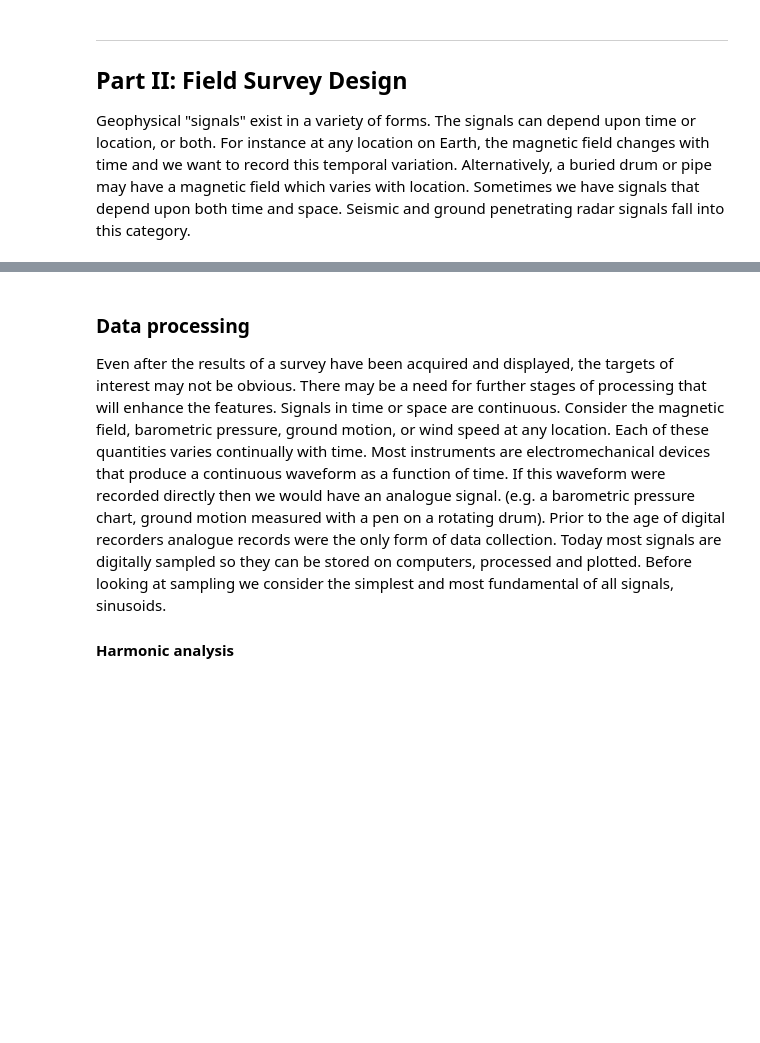
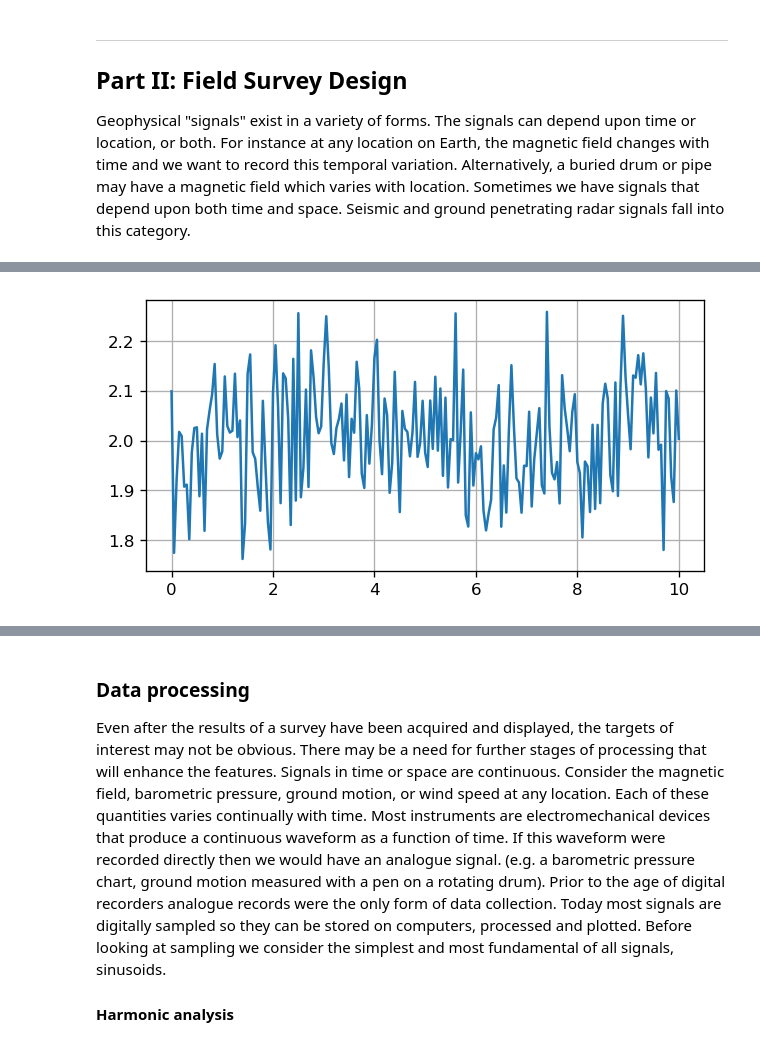
Before and after one commit to globalseismology/avni-courses.solid-earth-fundamentals, a Jupyter notebook: Field_Trip_2_Geophysics/Field_Geophysics.ipynb, the cells around one changed output, grey strips where cells are left out. Saved outputs shown, nothing was run; the diff lists cells and outputs as text; code cells hidden in the pictures; blank space fills up the shorter version.

```diff
--- a/Field_Trip_2_Geophysics/Field_Geophysics.ipynb
+++ b/Field_Trip_2_Geophysics/Field_Geophysics.ipynb
@@ -162,0 +208,15 @@ Finally, the physical model has to be translated into geological terms; a large,
+# %%
+# if the signal is misaligned, the stacking is less efficient
+x_signal100 = np.zeros(np.shape(t))
+for ii in range(100):
+    t_shift = 2 * (np.random.rand() - 0.5)
+    x_signal1 = 0.2 * np.sin(2*np.pi/2*(t-t_shift)) + np.random.normal(2,1,size=np.shape(t))
+    x_signal100 = x_signal100 + x_signal1
+x_signal100 = x_signal100 / 100
+# %%
+plt.figure(figsize=[6,3], dpi=120)
+plt.plot(t,x_signal100)
+plt.grid()
+plt.show()
+# %% [output]
+[figure, added]
```
Also changed, not shown: parts of 13 cells of this notebook.
